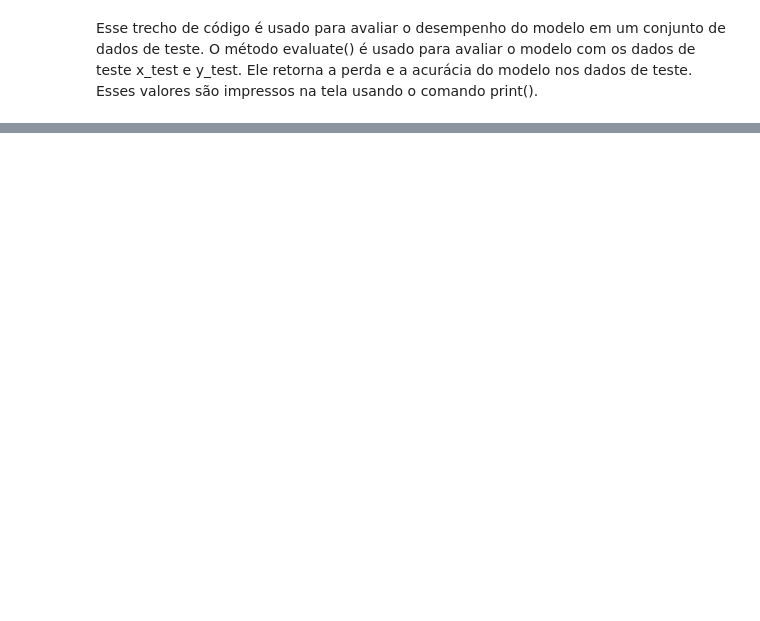
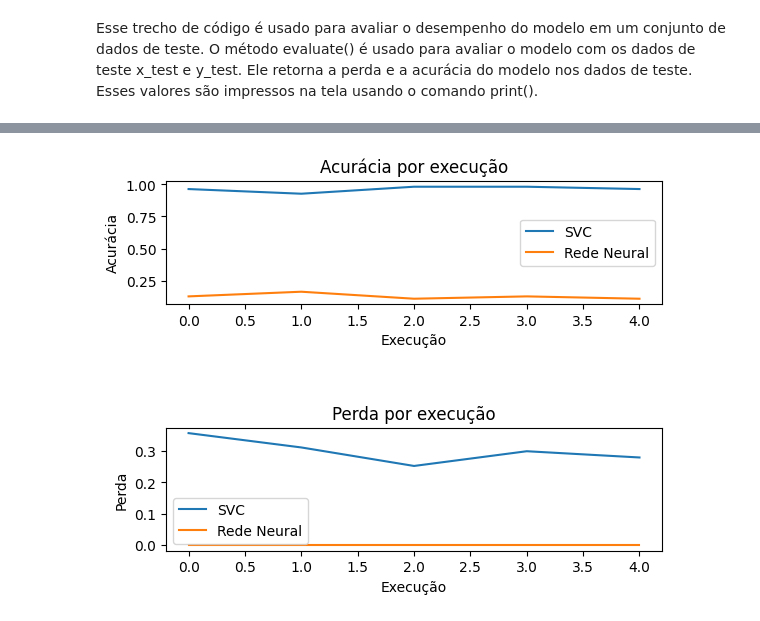
Before and after one commit to erikyryan/Document-Classification, a Jupyter notebook: document_classification.ipynb, the cells around one changed output, grey strips where cells are left out. Cells and saved outputs as stored; diff of their text form; code cells hidden in the pictures; blank space fills up the shorter version.

```diff
--- a/document_classification.ipynb
+++ b/document_classification.ipynb
@@ -239,0 +252,31 @@ valor de perda:  0.0
+# %%
+
+import matplotlib.pyplot as plt
+
+# Dados de exemplo
+acuracia_svc = [0.9636363636363636, 0.9272727272727272, 0.9818181818181818, 0.9818181818181818, 0.9636363636363636]
+acuracia_rede_neural = [0.12727272510528564, 0.16363635659217834, 0.1090909093618393, 0.12727272510528564, 0.1090909093618393]
+loss_svc = [0.35671765346668055, 0.3110962834458809, 0.2521481464906418, 0.2990564364347281, 0.27914514120361217]
+loss_rede_neural = [0.0, 0.0, 0.0, 0.0, 0.0]
+
+# Criação do gráfico
+fig, ax = plt.subplots(2)
+ax[0].plot(acuracia_svc)
+ax[0].plot(acuracia_rede_neural)
+ax[1].plot(loss_svc)
+ax[1].plot(loss_rede_neural)
+
+ax[0].set_xlabel('Execução')
+ax[1].set_xlabel('Execução')
+ax[0].set_ylabel('Acurácia')
+ax[1].set_ylabel('Perda')
+ax[0].set_title('Acurácia por execução')
+ax[1].set_title('Perda por execução')
+ax[0].legend(['SVC', 'Rede Neural'])
+ax[1].legend(['SVC', 'Rede Neural'])
+
+plt.subplots_adjust(hspace=1)
+
+plt.show()
+# %% [output]
+[figure, added]
```
Also changed, not shown: parts of 9 cells of this notebook.
